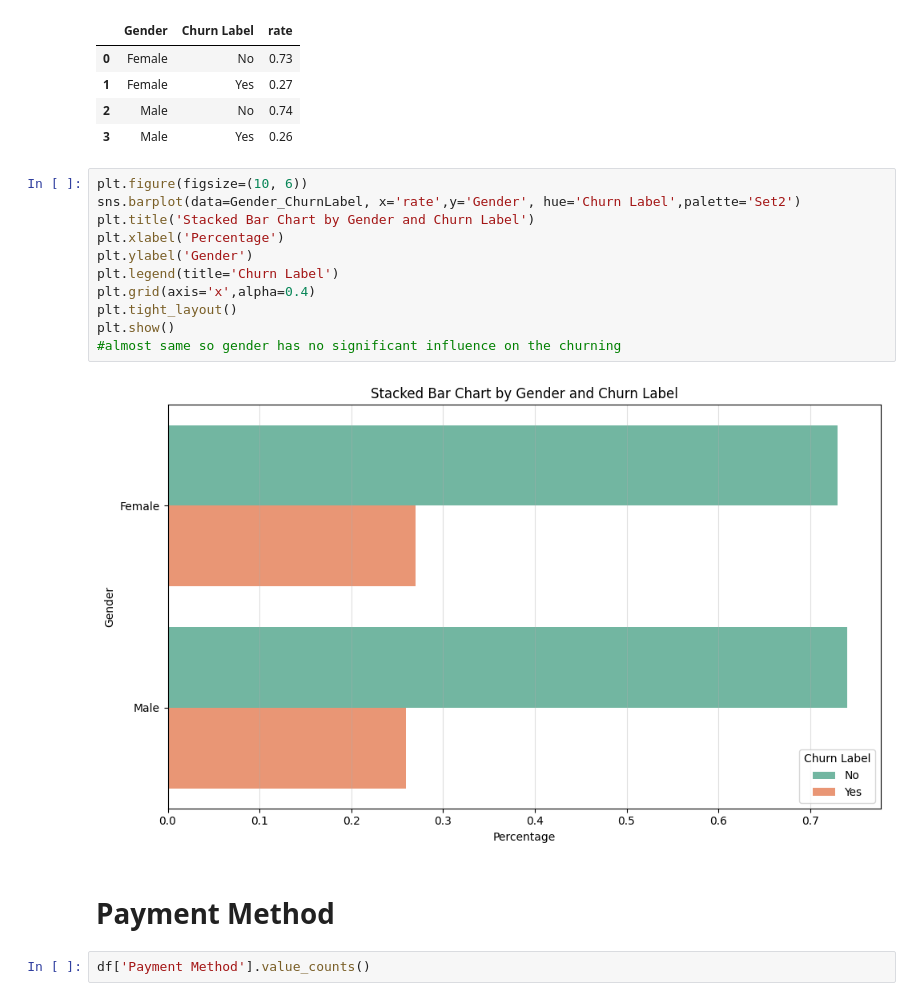
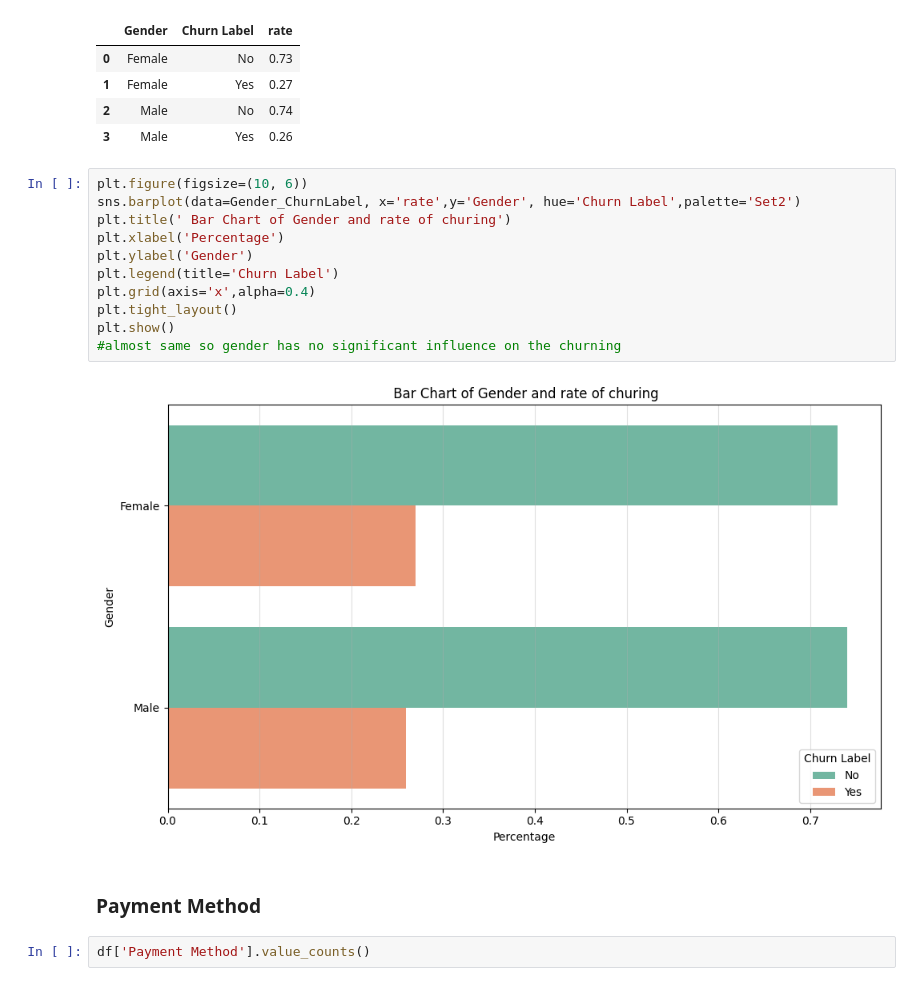
Before and after one commit to ArnabPurkaystha/ai_training, a Jupyter notebook: mini_project/project.ipynb, the cells around one changed output. Cells and saved outputs as stored; diff of their text form.

```diff
--- a/mini_project/project.ipynb
+++ b/mini_project/project.ipynb
@@ -347,18 +336,18 @@ Gender_ChurnLabel
 # %%
 plt.figure(figsize=(10, 6))
 sns.barplot(data=Gender_ChurnLabel, x='rate',y='Gender', hue='Churn Label',palette='Set2')
-plt.title('Stacked Bar Chart by Gender and Churn Label')
+plt.title(' Bar Chart of Gender and rate of churing')
 plt.xlabel('Percentage')
 plt.ylabel('Gender')
 plt.legend(title='Churn Label')
 plt.grid(axis='x',alpha=0.4)
 plt.tight_layout()
 plt.show()
 #almost same so gender has no significant influence on the churning
 # %% [output]
-[figure, old version]
+[figure, new version]
 # %% [markdown]
-# Payment Method
+### Payment Method
 # %%
 df['Payment Method'].value_counts()
 # %% [output]
```
Also changed, not shown: parts of 46 cells of this notebook.
